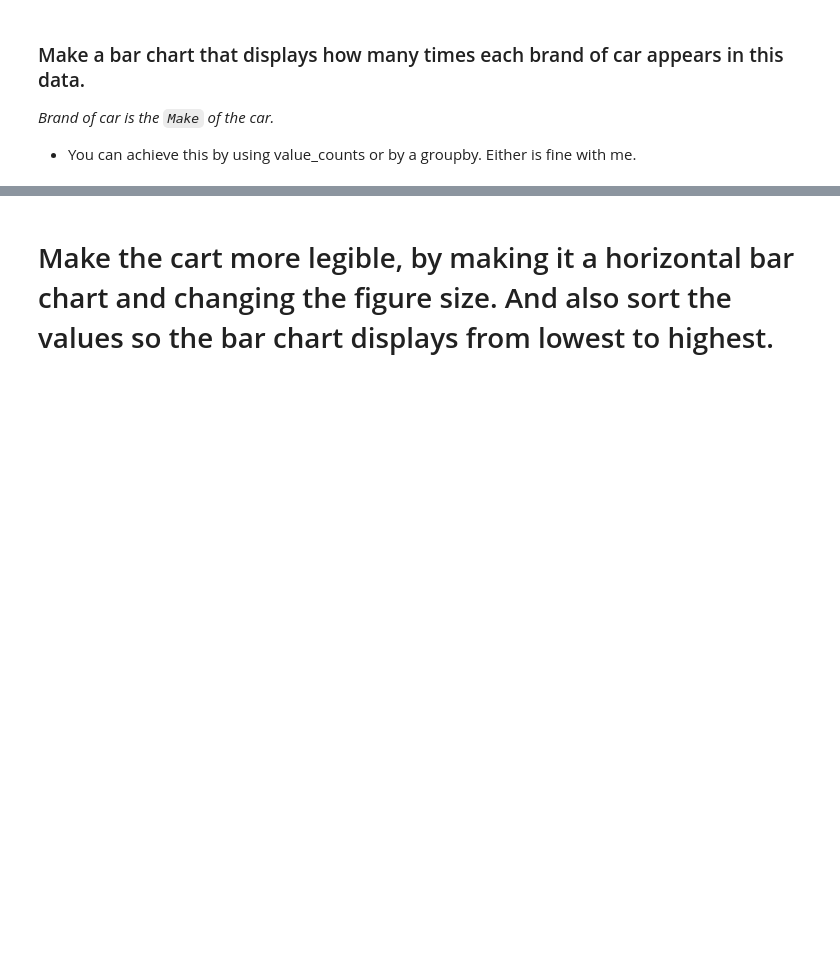
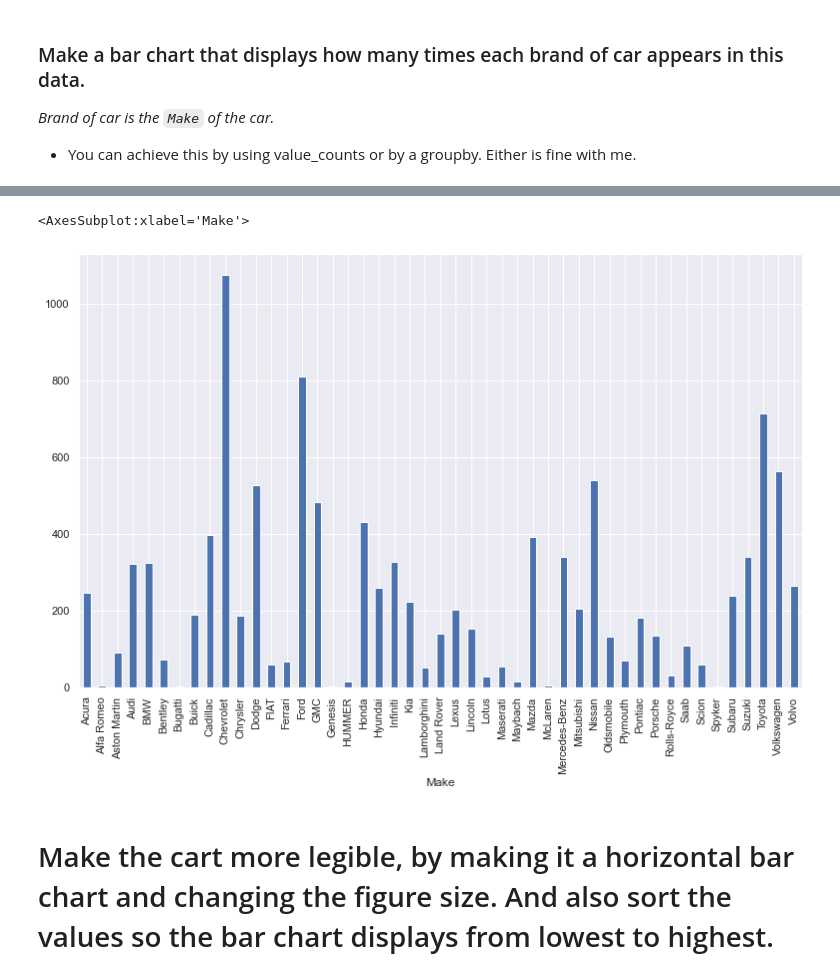
Before and after one commit to DavidGuzman1999/2021-fall-data-science, a Jupyter notebook: Week-02-EDA/Exercise-EDA.ipynb, the cells around one changed output, grey strips where cells are left out. Cells and saved outputs as stored; diff of their text form; code cells hidden in the pictures; blank space fills up the shorter version.

```diff
--- a/Week-02-EDA/Exercise-EDA.ipynb
+++ b/Week-02-EDA/Exercise-EDA.ipynb
@@ -23,0 +22,4 @@ import scipy.stats as stats
+# %%
+# Load data
+df = pd.read_csv('data/cars.csv')
+df.head()
@@ -34,2 +52,5 @@ import scipy.stats as stats
 # %%
 #  2. Modify our df to have all duplicate rows removed.
+df = df.drop_duplicates()
+print (df.shape)
+df.shape[0]
@@ -48,4 +104,5 @@ import scipy.stats as stats
 # %%
 # * Remove any row that has a null value in it.
+df = df.dropna() # droping all the nulls
 # %%
 # * Do a sanity check and pring how long our dataframe is now that we have removed our null values.
@@ -56,5 +151,11 @@ _Brand of car is the `Make` of the car._
 # %%
 # Make a bar chart that displays how many times each brand of car appears in this data.
+gb = df.groupby('Make') # group by the make
+car_make = gb['Make'].count() # perform count() on col 'Make'
+car_make.plot(kind="bar", figsize= (13,8)) # display the graph
+# %% [output]
+<AxesSubplot:xlabel='Make'>
+[figure, added]
 # %% [markdown]
 # Make the cart more legible, by making it a horizontal bar chart and changing the figure size.  And also sort the values so the bar chart displays from lowest to highest.
 # %%
```
Also changed, not shown: parts of 36 cells of this notebook, 2 other files.
